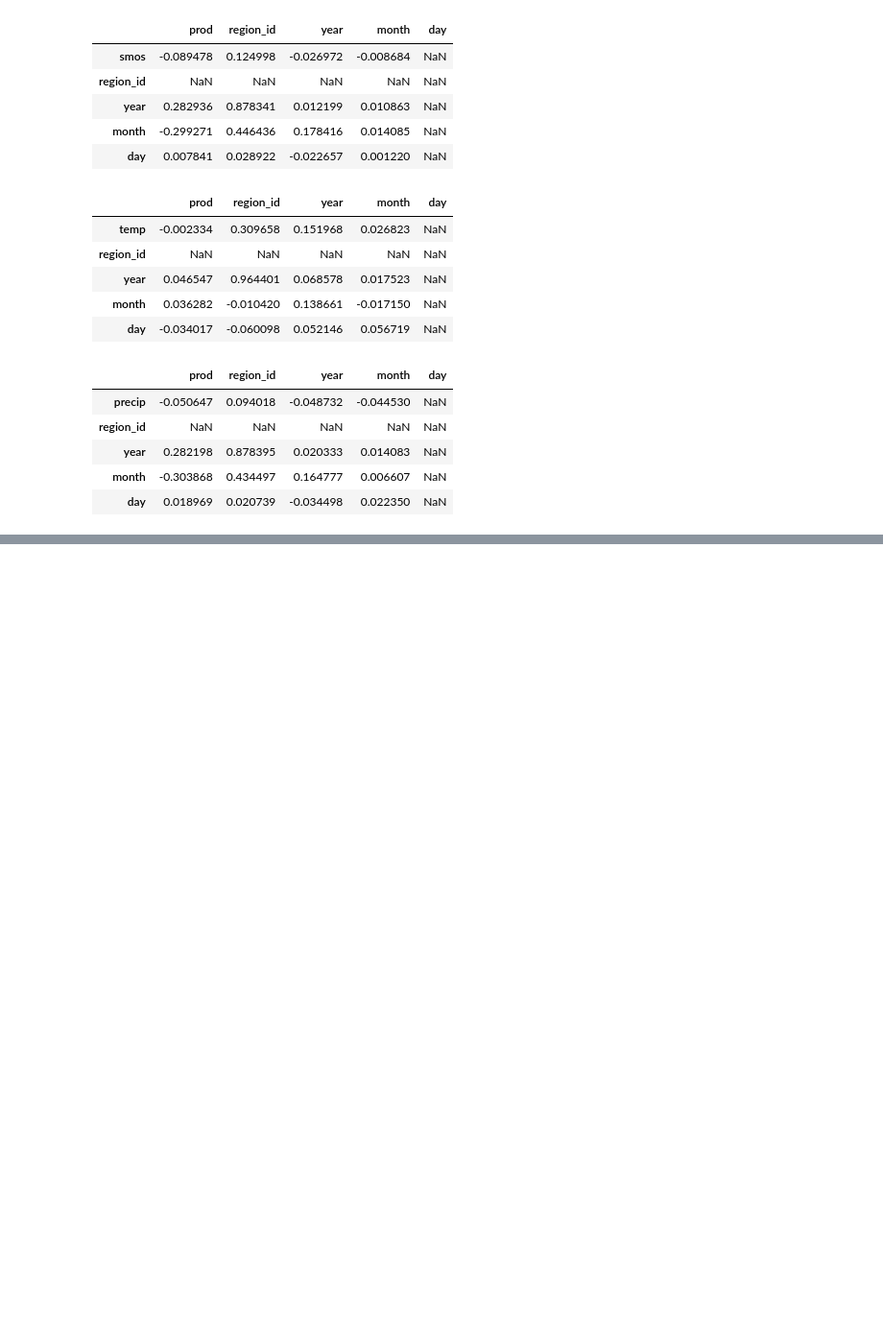
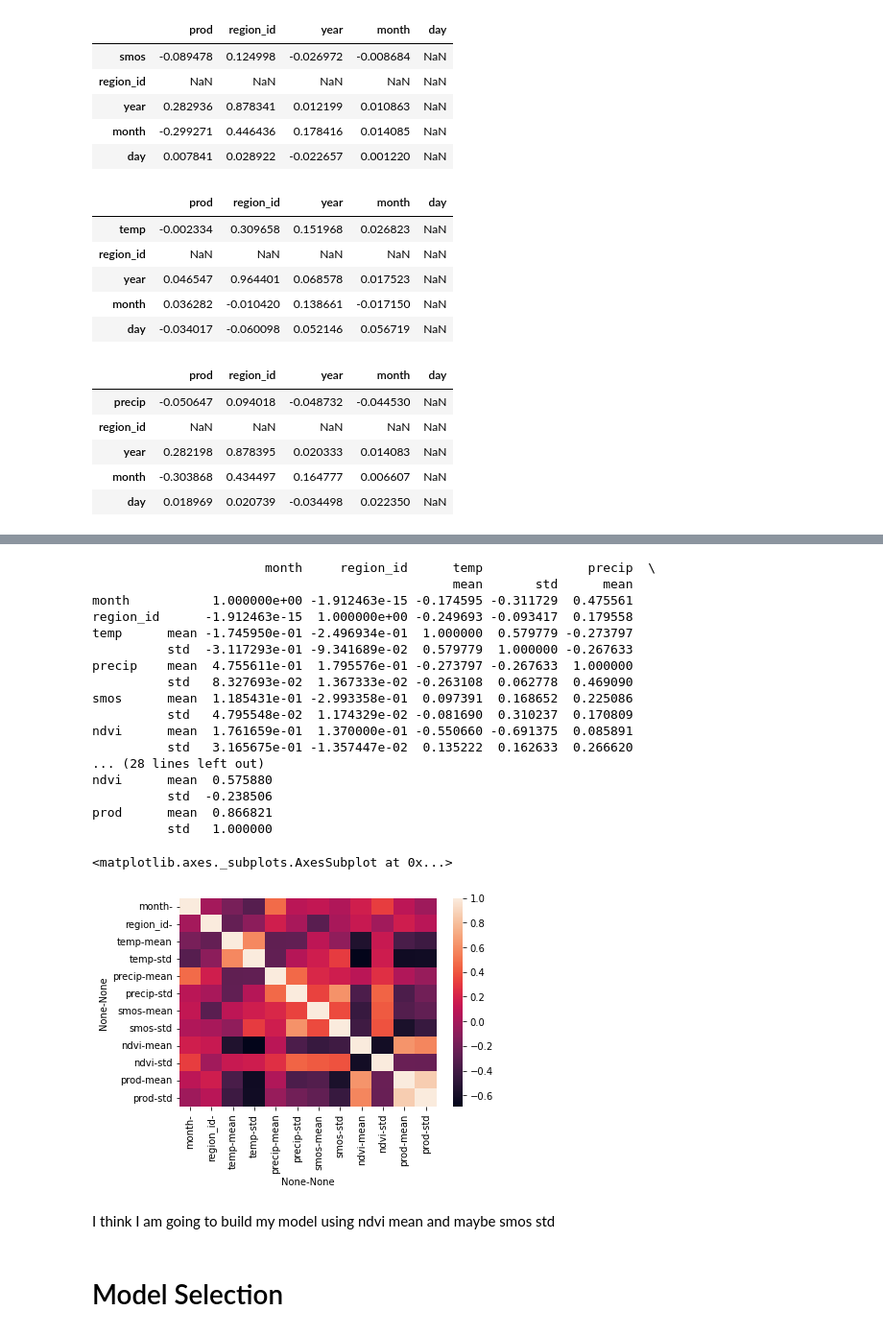
Before and after one commit to samp3209/kaggleprojects, a Jupyter notebook: samp3209_gmail_com.ipynb, the cells around one changed output, grey strips where cells are left out. Shown at 96% size. Saved outputs shown, nothing was run; the diff lists cells and outputs as text; code cells hidden in the pictures; blank space fills up the shorter version.

```diff
--- a/samp3209_gmail_com.ipynb
+++ b/samp3209_gmail_com.ipynb
@@ -232,0 +253,20 @@ pq.apply(lambda s: dp.corrwith(s))
+# %%
+edmonthlymean = ed.groupby(['month', 'region_id']).agg({'ndvi': ['mean', 'std']})
+
+pqmonthlymean = pq.groupby(['month','region_id']).agg({'prod': ['mean', 'std']})
+pqmonthlymean
+#edmonthlymean = edmonthlymean.to_frame()
+#pqmonthlymean = pqmonthlymean.to_frame()
+pqmonthlymean.apply(lambda s: edmonthlymean.corrwith(s))
+dtmonthlymean = dt.groupby(['month','region_id']).agg({'temp': ['mean', 'std']})
+dtmonthlymean
+#dtmonthlymean = dtmonthlymean.to_frame()
+pqmonthlymean.apply(lambda s: dtmonthlymean.corrwith(s))
+dsmonthlymean = ds.groupby(['month','region_id']).agg({'smos': ['mean', 'std']})
+dsmonthlymean
+#dsmonthlymean = dsmonthlymean.to_frame()
+pqmonthlymean.apply(lambda s: dsmonthlymean.corrwith(s))
+dpmonthlymean = dp.groupby(['month','region_id']).agg({'precip': ['mean', 'std']})
+dpmonthlymean
+#dpmonthlymean = dpmonthlymean.to_frame()
+pqmonthlymean.apply(lambda s: dpmonthlymean.corrwith(s))
@@ -232,0 +298,6 @@ pq.apply(lambda s: dp.corrwith(s))
+# %%
+all_data = pd.DataFrame()
+frames = [dtmonthlymean, dpmonthlymean, dsmonthlymean, edmonthlymean, pqmonthlymean]
+mdf = pd.concat(frames, axis=1, join='inner')
+mdf = mdf.reset_index(drop=False)
+mdf
@@ -232,0 +336,28 @@ pq.apply(lambda s: dp.corrwith(s))
+# %%
+corr = mdf.corr()
+print(corr)
+sns.heatmap(corr)
+# %% [output]
+                       month     region_id      temp              precip  \
+                                                mean       std      mean
+month           1.000000e+00 -1.912463e-15 -0.174595 -0.311729  0.475561
+region_id      -1.912463e-15  1.000000e+00 -0.249693 -0.093417  0.179558
+temp      mean -1.745950e-01 -2.496934e-01  1.000000  0.579779 -0.273797
+          std  -3.117293e-01 -9.341689e-02  0.579779  1.000000 -0.267633
+precip    mean  4.755611e-01  1.795576e-01 -0.273797 -0.267633  1.000000
+          std   8.327693e-02  1.367333e-02 -0.263108  0.062778  0.469090
+smos      mean  1.185431e-01 -2.993358e-01  0.097391  0.168652  0.225086
+          std   4.795548e-02  1.174329e-02 -0.081690  0.310237  0.170809
+ndvi      mean  1.761659e-01  1.370000e-01 -0.550660 -0.691375  0.085891
+          std   3.165675e-01 -1.357447e-02  0.135222  0.162633  0.266620
+... (28 lines left out)
+ndvi      mean  0.575880
+          std  -0.238506
+prod      mean  0.866821
+          std   1.000000
+<matplotlib.axes._subplots.AxesSubplot at 0x...>
+[figure, added]
+# %% [markdown]
+I think I am going to build my model using ndvi mean and maybe smos std
+# %% [markdown]
+# Model Selection
```
Also changed, not shown: parts of 21 cells of this notebook.
